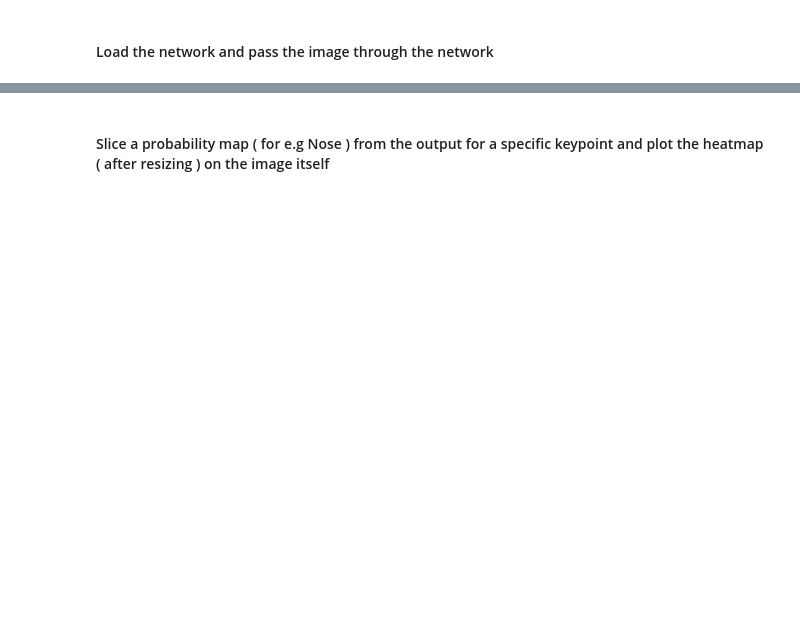
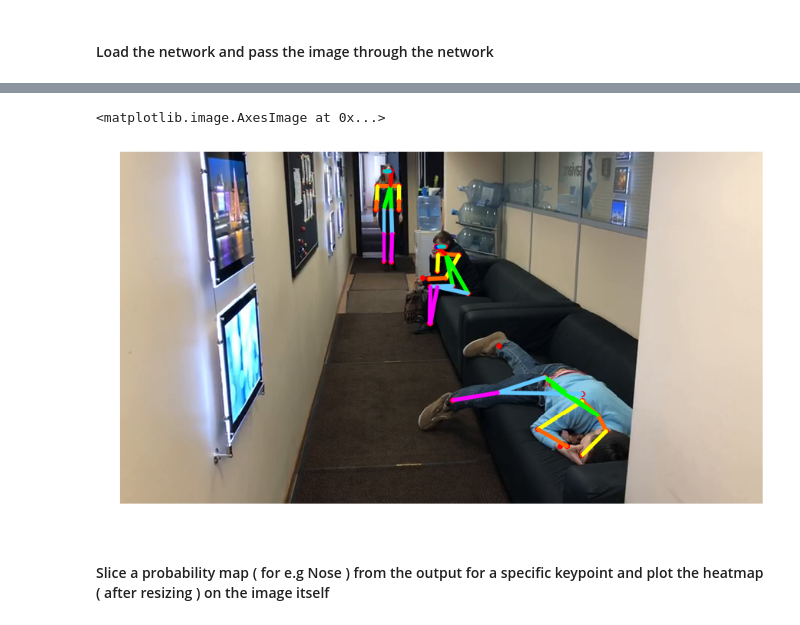
Before and after one commit to yustiks/pose_estimation, a Jupyter notebook: multi_person_openpose.ipynb, the cells around one changed output, grey strips where cells are left out. Drawn from its saved outputs; the diff is of its cells as text; code cells hidden in the pictures; blank space fills up the shorter version.

```diff
--- a/multi_person_openpose.ipynb
+++ b/multi_person_openpose.ipynb
@@ -186,9 +182,5 @@ def getPersonwiseKeypoints(valid_pairs, invalid_pairs):
                     row[-1] = sum(keypoints_list[valid_pairs[k][i,:2].astype(int), 2]) + valid_pairs[k][i][2]
                     personwiseKeypoints = np.vstack([personwiseKeypoints, row])
     return personwiseKeypoints
-# %%
-image1 = cv2.imread("/content/video-frame00001.png")
-frameWidth = image1.shape[1]
-frameHeight = image1.shape[0]
 # %% [markdown]
 #### Load the network and pass the image through the network
@@ -210,0 +190,67 @@ Time Taken = 6.260509252548218
+# %%
+t = time.time()
+net = cv2.dnn.readNetFromCaffe(protoFile, weightsFile)
+for str_name in range(1, 284):
+  num_zero = ''
+  if len(str(str_name))==1:
+    num_zero = '00'
+  elif len(str(str_name))==2:
+    num_zero = '0'
+  name = "output_0" + num_zero + str(str_name) + ".png"
+  print(name)
+  image1 = cv2.imread("drive/My Drive/IMG_5523/" + name)
+  frameWidth = image1.shape[1]
+  frameHeight = image1.shape[0]
+  # Fix the input Height and get the width according to the Aspect Ratio
+  inHeight = 368
+  inWidth = int((inHeight/frameHeight)*frameWidth)
+
+  inpBlob = cv2.dnn.blobFromImage(image1, 1.0 / 255, (inWidth, inHeight),
+                            (0, 0, 0), swapRB=False, crop=False)
+
+  net.setInput(inpBlob)
+  output = net.forward()
+  print("Time Taken = {}".format(time.time() - t))
+  i = 0
+  probMap = output[0, i, :, :]
+  probMap = cv2.resize(probMap, (frameWidth, frameHeight))
+  detected_keypoints = []
+  keypoints_list = np.zeros((0,3))
+  keypoint_id = 0
+  threshold = 0.1
+
+  for part in range(nPoints):
+      probMap = output[0,part,:,:]
+      probMap = cv2.resize(probMap, (image1.shape[1], image1.shape[0]))
+  #     plt.figure()
+  #     plt.imshow(255*np.uint8(probMap>threshold))
+      keypoints = getKeypoints(probMap, threshold)
+      print("Keypoints - {} : {}".format(keypointsMapping[part], keypoints))
+      keypoints_with_id = []
+      for i in range(len(keypoints)):
+          keypoints_with_id.append(keypoints[i] + (keypoint_id,))
+          keypoints_list = np.vstack([keypoints_list, keypoints[i]])
+          keypoint_id += 1
+
+      detected_keypoints.append(keypoints_with_id)
+  frameClone = image1.copy()
+  for i in range(nPoints):
+      for j in range(len(detected_keypoints[i])):
+          cv2.circle(frameClone, detected_keypoints[i][j][0:2], 3, [0,0,255], -1, cv2.LINE_AA)
+  valid_pairs, invalid_pairs = getValidPairs(output)
+
+  personwiseKeypoints = getPersonwiseKeypoints(valid_pairs, invalid_pairs)
+  for i in range(17):
+      for n in range(len(personwiseKeypoints)):
+          index = personwiseKeypoints[n][np.array(POSE_PAIRS[i])]
+          if -1 in index:
+              continue
+          B = np.int32(keypoints_list[index.astype(int), 0])
+          A = np.int32(keypoints_list[index.astype(int), 1])
+          cv2.line(frameClone, (B[0], A[0]), (B[1], A[1]), colors[i], 3, cv2.LINE_AA)
+  cv2.imwrite('drive/My Drive/IMG_5523_out/'+name, frameClone)
+plt.figure(figsize=[15,15])
+plt.grid(False)
+plt.axis('off')
+plt.imshow(frameClone[:,:,[2,1,0]])
+# %% [output]
@@ -211,2 +274,4 @@ Time Taken = 6.260509252548218
+<matplotlib.image.AxesImage at 0x...>
+[figure, added]
 # %% [markdown]
 #### Slice a probability map ( for e.g Nose ) from the output for a specific keypoint and plot the heatmap ( after resizing ) on the image itself
```
Also changed, not shown: parts of 12 cells of this notebook.
